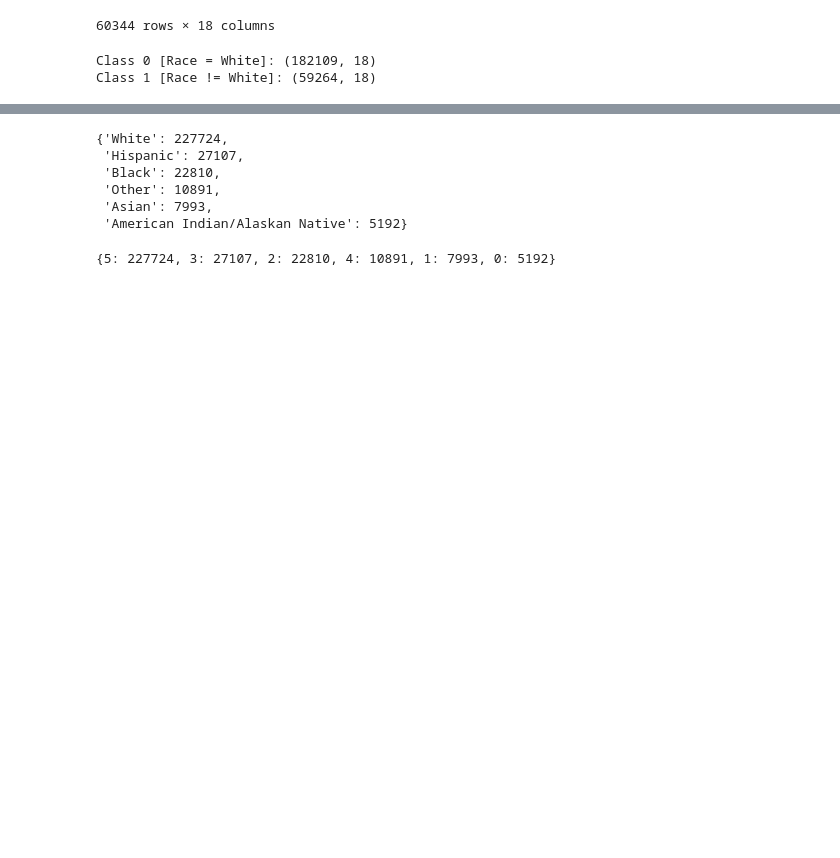
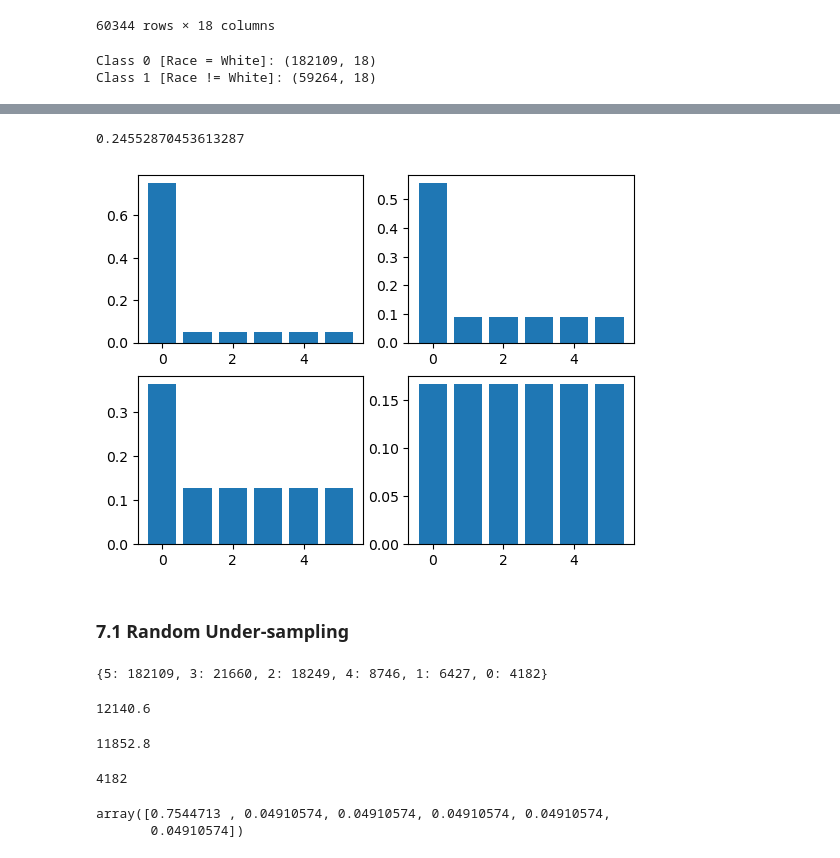
Before and after one commit to asmikumar/aidms, a Jupyter notebook: tests.ipynb, the cells around one changed output, grey strips where cells are left out. Cells and saved outputs as stored; diff of their text form; code cells hidden in the pictures; blank space fills up the shorter version.

Commit message:
undersample

```diff
--- a/tests.ipynb
+++ b/tests.ipynb
@@ -320,17 +322,0 @@ Name: Race, Length: 241373, dtype: int64
-# %%
-counts = df['Race'].value_counts()
-counts = dict(counts)
-counts
-# %% [output]
-{'White': 227724,
- 'Hispanic': 27107,
- 'Black': 22810,
- 'Other': 10891,
- 'Asian': 7993,
- 'American Indian/Alaskan Native': 5192}
-# %%
-counts = data['Race'].value_counts()
-counts = dict(counts)
-counts
-# %% [output]
-{5: 227724, 3: 27107, 2: 22810, 4: 10891, 1: 7993, 0: 5192}
@@ -337,2 +326,44 @@ counts
 # %%
 race = {5: "White", 3: "Hispanic", 2: "Black", 4: "Other", 1: "Asian", 0: "American Indian/Alaskan Native"}
+# %%
+counts = training_data['Race'].value_counts()
+counts = dict(counts)
+counts
+
+total = 0
+nonwhite = 0
+
+for race, num in counts.items():
+    if race != 5:
+        nonwhite += num
+    total += num
+
+percent_nonwhite = float(nonwhite) / total
+print (percent_nonwhite)
+# %% [output]
+0.24552870453613287
+# %%
+num_races = len(counts.items())
+
+target_dist_1 = np.array([percent_nonwhite / (num_races - 1) for i in range (num_races - 1)] + [1 - (percent_nonwhite)])
+target_dist_4 = np.array([1.0 / num_races for i in range (num_races)])
+
+target_dist_2 = (target_dist_1 * 2 + target_dist_4) / 3
+target_dist_3 = (target_dist_1 + target_dist_4 * 2) / 3
+
+fig, ((ax1, ax2), (ax3, ax4)) = plt.subplots(2, 2)
+
+ax1.bar(counts.keys(), target_dist_1)
+ax2.bar(counts.keys(), target_dist_2)
+ax3.bar(counts.keys(), target_dist_3)
+ax4.bar(counts.keys(), target_dist_4)
+
+plt.show()
+# %% [output]
+[figure, added]
+# %% [markdown]
+### 7.1 Random Under-sampling
+# %%
+counts # 0 is the limiting factor
+# %% [output]
+{5: 182109, 3: 21660, 2: 18249, 4: 8746, 1: 6427, 0: 4182}
@@ -338,0 +374,20 @@ race = {5: "White", 3: "Hispanic", 2: "Black", 4: "Other", 1: "Asian", 0: "Ameri
+# %%
+182109 / 15.0
+# %% [output]
+12140.6
+# %%
+counts[5] * target_dist_1[0] / target_dist_1[5]
+# %% [output]
+11852.8
+# %%
+min_count_nonwhite = min(min_count_nonwhite, float(counts[5] * target_dist_1[0]) / target_dist_1[5])
+min_count_nonwhite = int(min_count_nonwhite)
+
+min_count_nonwhite
+# %% [output]
+4182
+# %%
+target_dist_1
+# %% [output]
+array([0.7544713 , 0.04910574, 0.04910574, 0.04910574, 0.04910574,
+       0.04910574])
```
Also changed, not shown: parts of 8 cells of this notebook.
